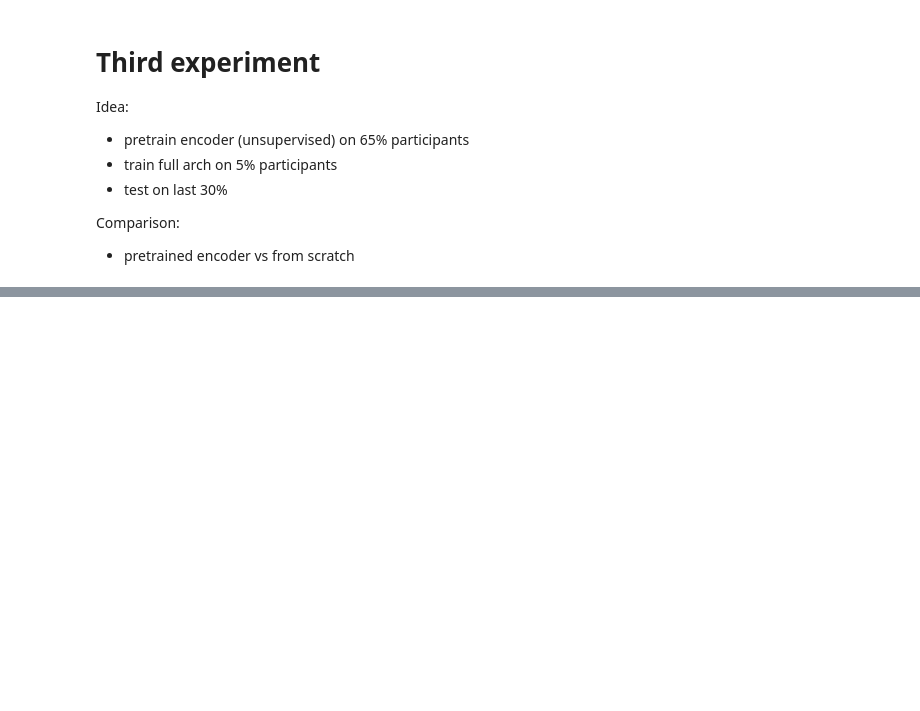
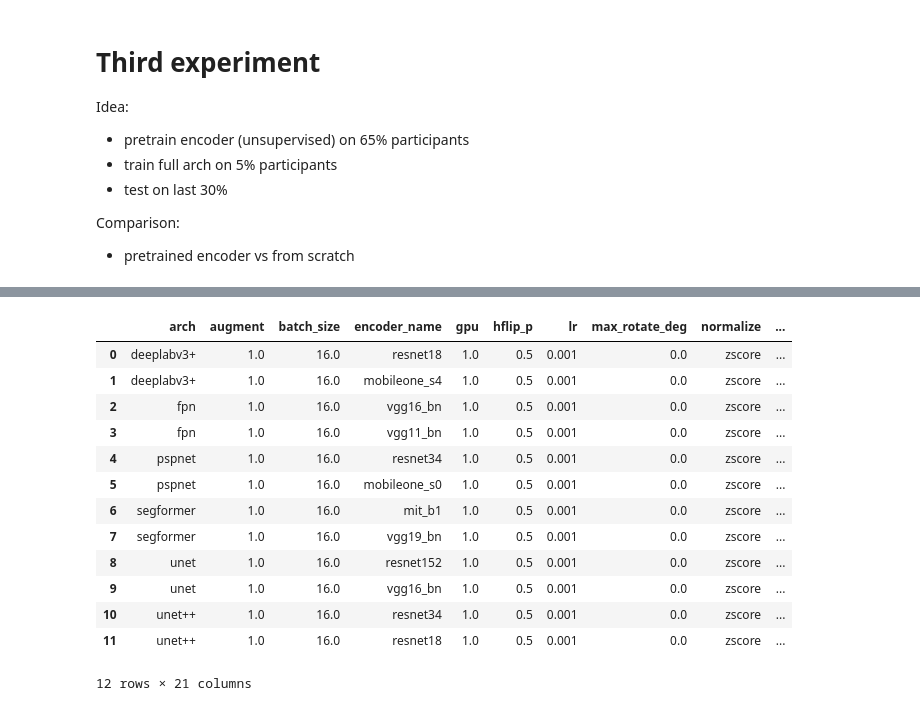
Before and after one commit to Arueris/Segmentation, a Jupyter notebook: analyze_runs.ipynb, the cells around one changed output, grey strips where cells are left out. Cells and saved outputs as stored; diff of their text form; code cells hidden in the pictures; blank space fills up the shorter version.

```diff
--- a/analyze_runs.ipynb
+++ b/analyze_runs.ipynb
@@ -307,0 +327,24 @@ results_df.loc[~results_df["encoder_weight_path"].isna()]
+# %%
+# results_df.groupby(["arch", "pretrained"]).agg({"val_dice": ["max"]})
+best_by_arch_pretrained = (
+    results_df.loc[results_df.groupby(["arch", "pretrained"])["val_iou"].idxmax()]
+    .sort_values(["arch", "pretrained"])
+    .reset_index(drop=True)
+)
+
+best_by_arch_pretrained
+# %% [output]
+|  | arch | augment | batch_size | encoder_name | gpu | hflip_p | lr | max_rotate_deg | normalize | ... |
+| 0 | deeplabv3+ | 1.0 | 16.0 | resnet18 | 1.0 | 0.5 | 0.001 | 0.0 | zscore | ... |
+| 1 | deeplabv3+ | 1.0 | 16.0 | mobileone_s4 | 1.0 | 0.5 | 0.001 | 0.0 | zscore | ... |
+| 2 | fpn | 1.0 | 16.0 | vgg16_bn | 1.0 | 0.5 | 0.001 | 0.0 | zscore | ... |
+| 3 | fpn | 1.0 | 16.0 | vgg11_bn | 1.0 | 0.5 | 0.001 | 0.0 | zscore | ... |
+| 4 | pspnet | 1.0 | 16.0 | resnet34 | 1.0 | 0.5 | 0.001 | 0.0 | zscore | ... |
+| 5 | pspnet | 1.0 | 16.0 | mobileone_s0 | 1.0 | 0.5 | 0.001 | 0.0 | zscore | ... |
+| 6 | segformer | 1.0 | 16.0 | mit_b1 | 1.0 | 0.5 | 0.001 | 0.0 | zscore | ... |
+| 7 | segformer | 1.0 | 16.0 | vgg19_bn | 1.0 | 0.5 | 0.001 | 0.0 | zscore | ... |
+| 8 | unet | 1.0 | 16.0 | resnet152 | 1.0 | 0.5 | 0.001 | 0.0 | zscore | ... |
+| 9 | unet | 1.0 | 16.0 | vgg16_bn | 1.0 | 0.5 | 0.001 | 0.0 | zscore | ... |
+| 10 | unet++ | 1.0 | 16.0 | resnet34 | 1.0 | 0.5 | 0.001 | 0.0 | zscore | ... |
+| 11 | unet++ | 1.0 | 16.0 | resnet18 | 1.0 | 0.5 | 0.001 | 0.0 | zscore | ... |
+12 rows × 21 columns
```
Also changed, not shown: parts of 11 cells of this notebook, 3 other files.
